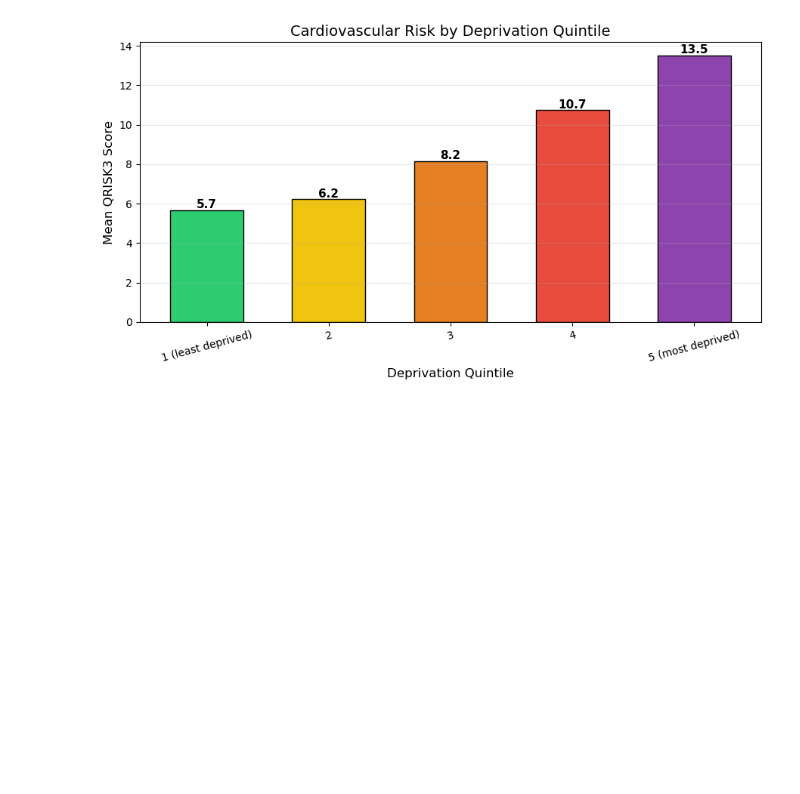
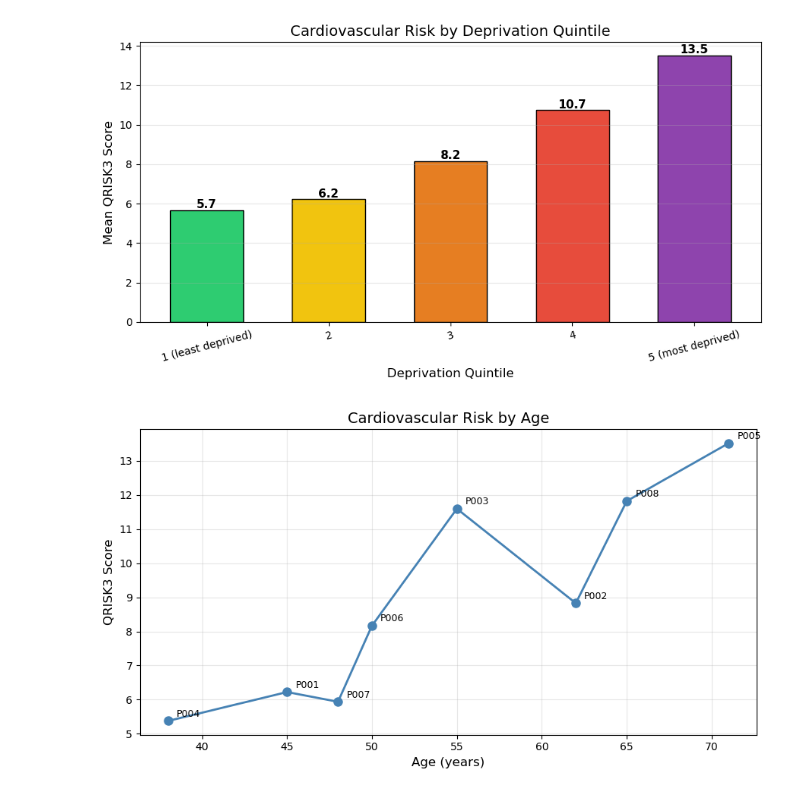
Before and after one commit to Lyra-cb/Qrisk3_Project, a Jupyter notebook: qrisk3.ipynb, the cells around one changed output. Cells and saved outputs as stored; diff of their text form; code cells hidden in the pictures; blank space fills up the shorter version.

```diff
--- a/qrisk3.ipynb
+++ b/qrisk3.ipynb
@@ -220,3 +220,28 @@ plt.tight_layout()
 plt.show()
 # %% [output]
 [figure]
+# %%
+# Sort by age first
+df_sorted = df.sort_values('age')
+
+# Line plot of age vs QRISK3 score
+fig, ax = plt.subplots(figsize=(9, 5))
+
+ax.plot(df_sorted['age'], df_sorted['qrisk_score'],
+        color='steelblue', linewidth=2, marker='o', markersize=8)
+
+# Label each point with patient ID
+for i, row in df_sorted.iterrows():
+    ax.annotate(row['patient_id'],
+                (row['age'], row['qrisk_score']),
+                textcoords="offset points", xytext=(8, 4), fontsize=9)
+
+ax.set_xlabel('Age (years)', fontsize=12)
+ax.set_ylabel('QRISK3 Score', fontsize=12)
+ax.set_title('Cardiovascular Risk by Age', fontsize=14)
+ax.grid(True, alpha=0.3)
+
+plt.tight_layout()
+plt.show()
+# %% [output]
+[figure, added]
```
Also changed, not shown: parts of 1 cell of this notebook.
